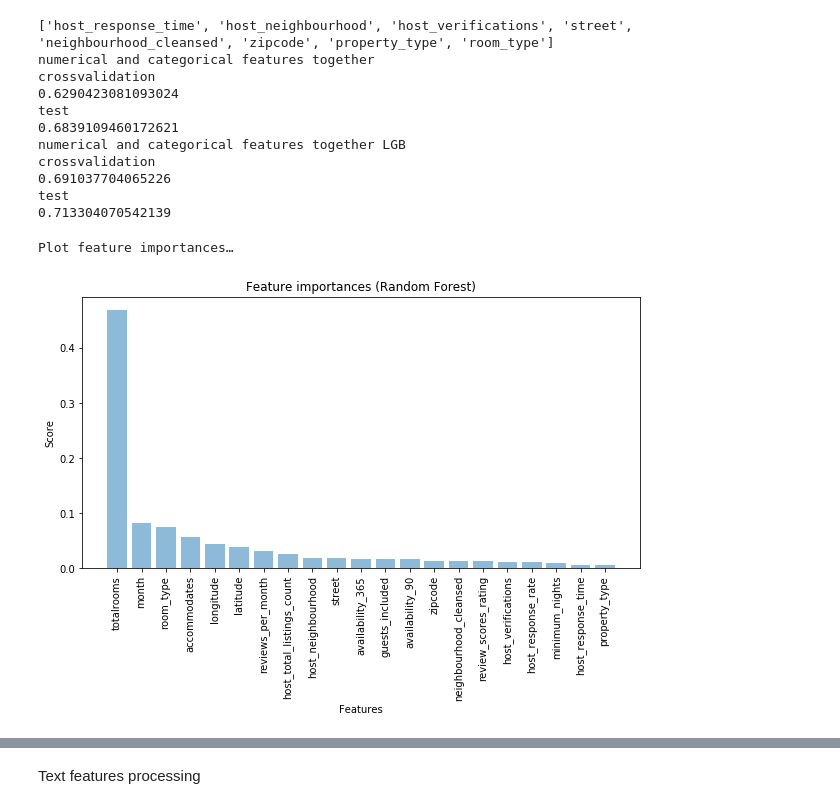
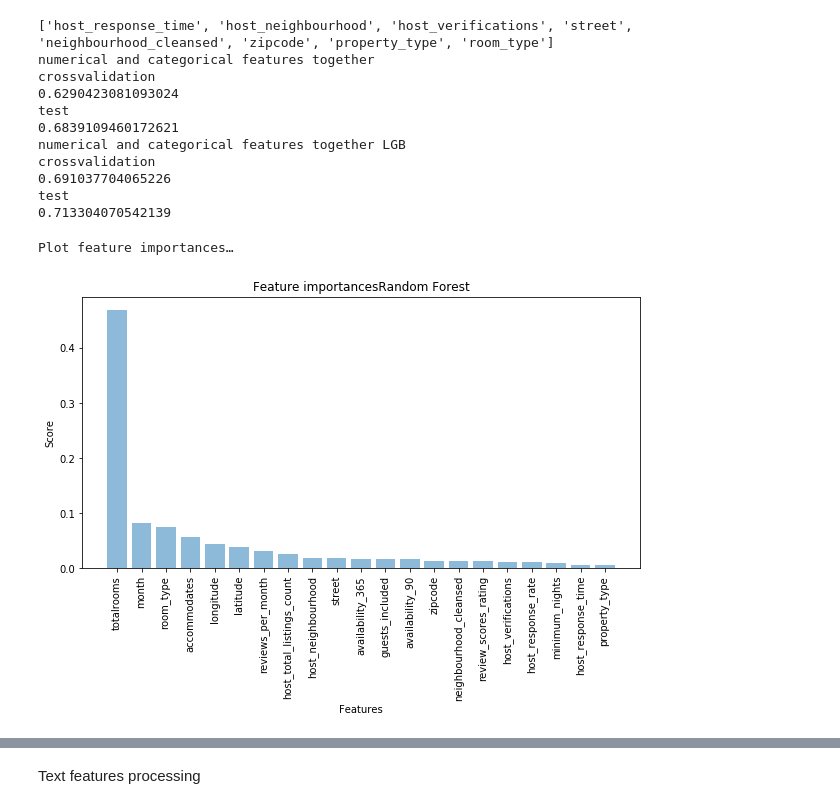
Before and after one commit to kuzn137/airbnb-data-modeling, a Jupyter notebook: airbnb.ipynb, the cells around one changed output, grey strips where cells are left out. Saved outputs shown, nothing was run; the diff lists cells and outputs as text; code cells hidden in the pictures.

```diff
--- a/airbnb.ipynb
+++ b/airbnb.ipynb
@@ -90,7 +90,7 @@ def plot_dist(col):
     '''
     dfc=df[['id', col]].groupby([col]).count()
     (dfc/df.shape[0]).plot(kind="bar");
-def plot_rf_features(X, model):
+def plot_features(X, model, name):
     '''
     plot random forest features importance
     input: dataframe X and regression model
@@ -110,7 +110,7 @@ def plot_rf_features(X, model):
     plt.xticks(y_pos, features, rotation='vertical')
     plt.ylabel('Score')
     plt.xlabel('Features')
-    plt.title('Feature importances (Random Forest)')
+    plt.title('Feature importances' + name)
     plt.show()
 def tfidf_text_transform(df_train, df_test, max_features):
     '''
@@ -426,7 +426,7 @@ test
 # %%
 #ax = lgb.plot_importance(model, max_num_features=26)
 #plt.show()
-plot_rf_features(X, model)
+plot_features(X, model, "Random Forest")
 # %% [output]
 Plot feature importances…
-[figure, old version]
+[figure, new version]
```
Also changed, not shown: parts of 3 cells of this notebook.
